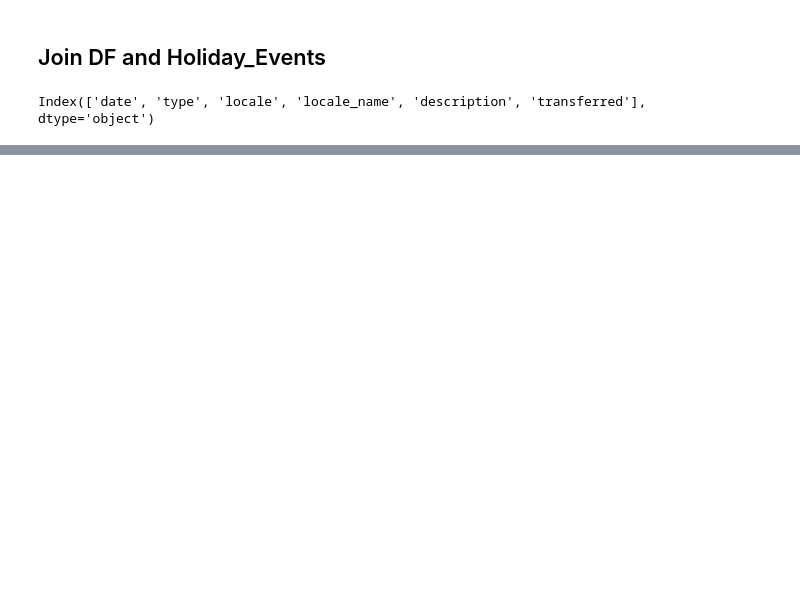
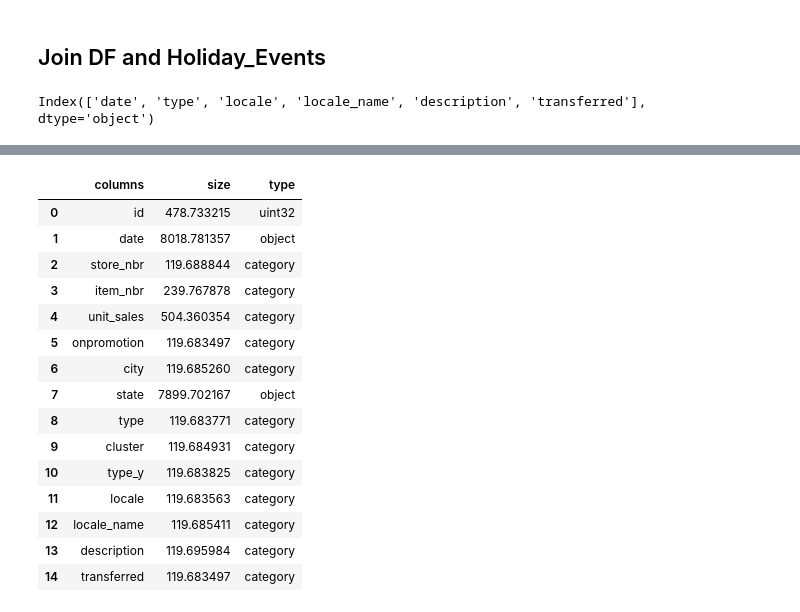
Before and after one commit to ilirium/kaggle-favorita, a Jupyter notebook: favorita-02.ipynb, the cells around one changed output, grey strips where cells are left out. Cells and saved outputs as stored; diff of their text form; code cells hidden in the pictures; blank space fills up the shorter version.

```diff
--- a/favorita-02.ipynb
+++ b/favorita-02.ipynb
@@ -56,3 +47,12 @@ total 21732208
+# %%
+def mem_usage(df):
+    sizes = list(df.memory_usage(deep=True) / 1024 ** 2)[1:]
+    types = [t.name for t in df.dtypes]
+    cols = list(df.columns)
+
+    mem = pd.DataFrame({'columns': cols, 'size': sizes, 'type': types})
+
+    return mem
 # %% [markdown]
 # Read into Vars from Feather
 # %%
@@ -197,0 +286,19 @@ DataFrameSummary(df).summary()
+# %%
+mem_usage(df)
+# %% [output]
+|  | columns | size | type |
+| 0 | id | 478.733215 | uint32 |
+| 1 | date | 8018.781357 | object |
+| 2 | store_nbr | 119.688844 | category |
+| 3 | item_nbr | 239.767878 | category |
+| 4 | unit_sales | 504.360354 | category |
+| 5 | onpromotion | 119.683497 | category |
+| 6 | city | 119.685260 | category |
+| 7 | state | 7899.702167 | object |
+| 8 | type | 119.683771 | category |
+| 9 | cluster | 119.684931 | category |
+| 10 | type_y | 119.683825 | category |
+| 11 | locale | 119.683563 | category |
+| 12 | locale_name | 119.685411 | category |
+| 13 | description | 119.695984 | category |
+| 14 | transferred | 119.683497 | category |
```
Also changed, not shown: parts of 34 cells of this notebook, 3 other files.
